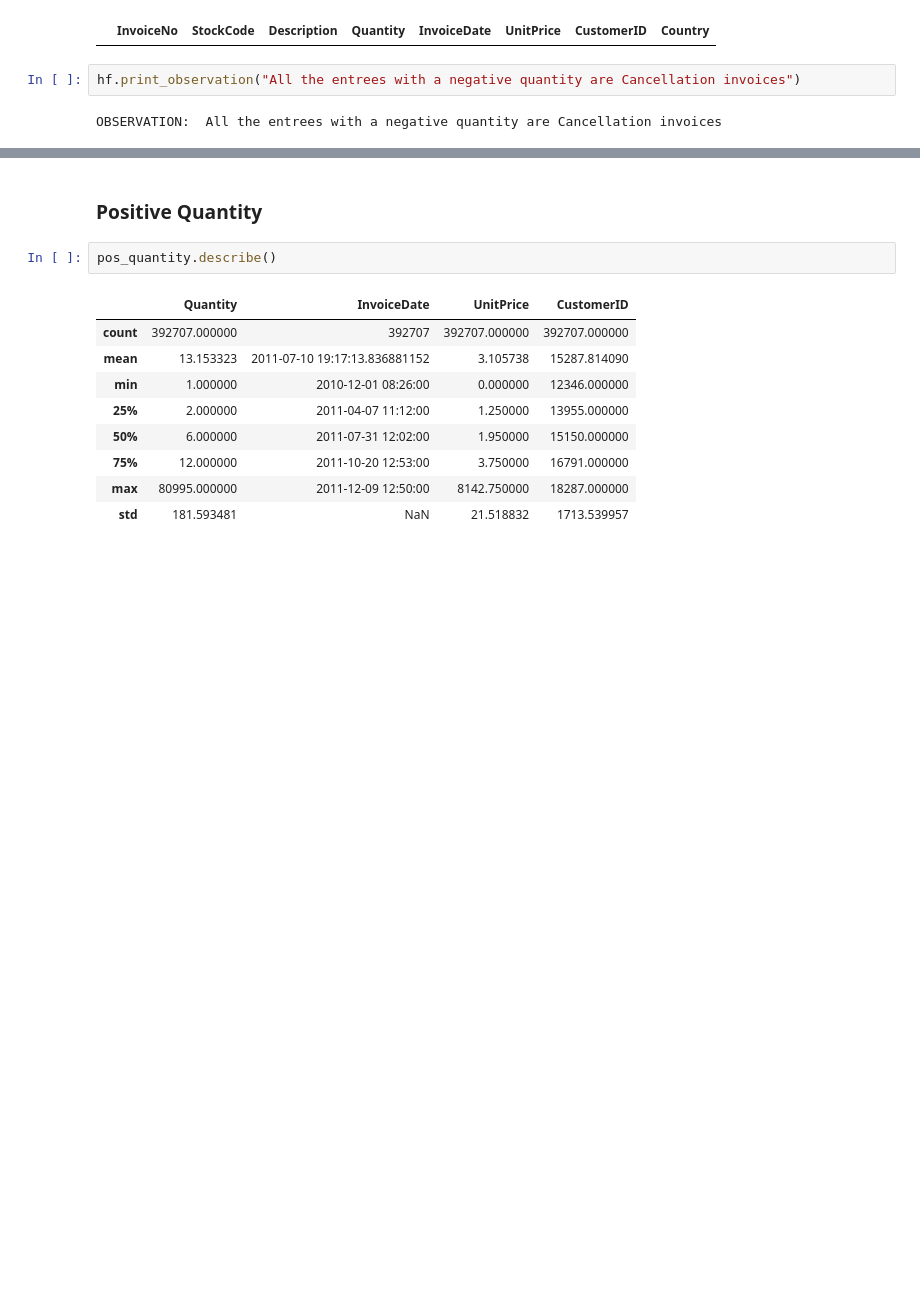
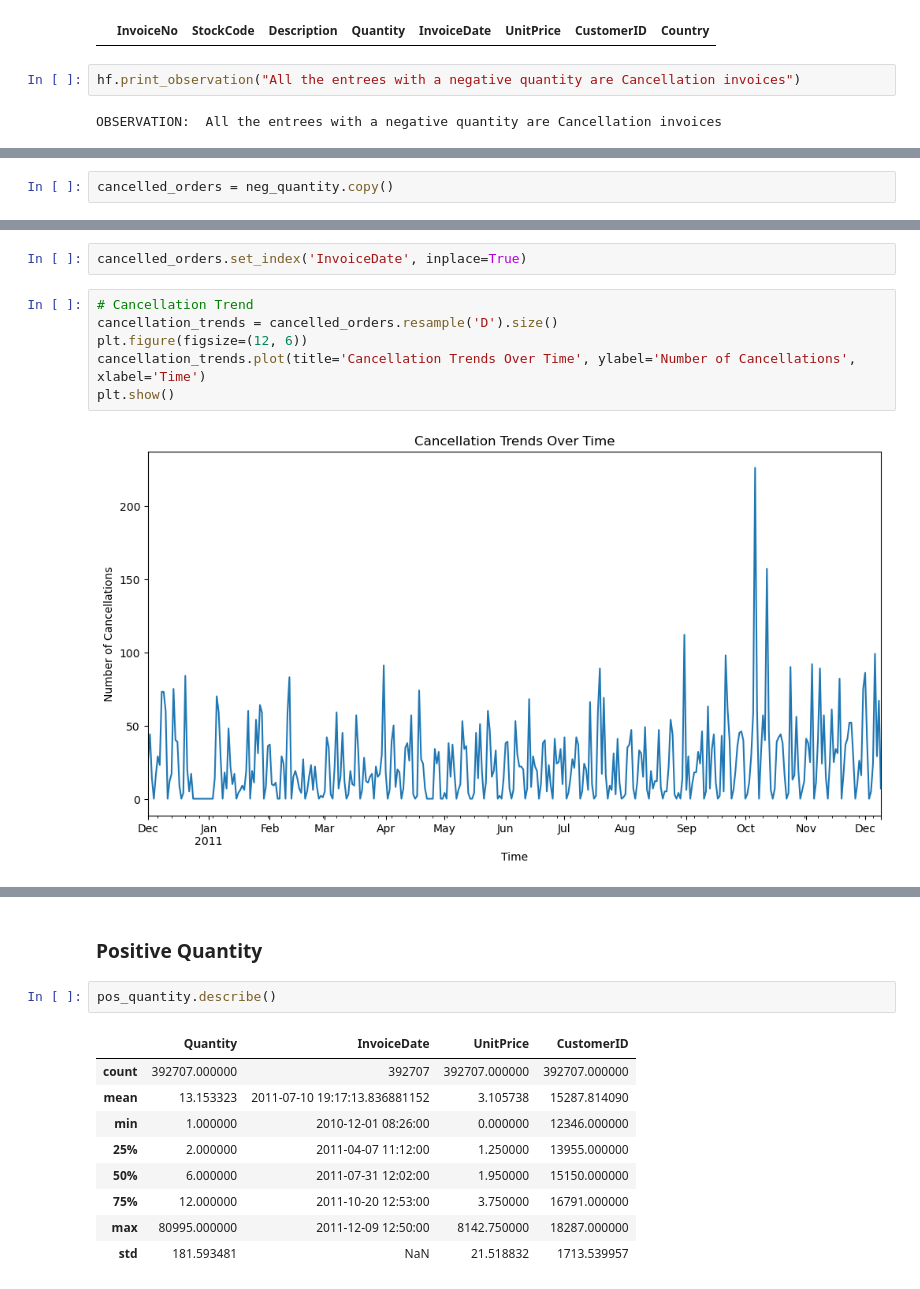
Before and after one commit to shubhjadhav/Customer-Segmentation, a Jupyter notebook: Code/customer-segmentation.ipynb, the cells around one changed output, grey strips where cells are left out. Cells and saved outputs as stored; diff of their text form; blank space fills up the shorter version.

Commit message:
Added Analysis on Cancellation Orders

```diff
--- a/Code/customer-segmentation.ipynb
+++ b/Code/customer-segmentation.ipynb
@@ -424,0 +428,2 @@ OBSERVATION:  All the entrees with a negative quantity are Cancellation invoices
+# %%
+cancelled_orders = neg_quantity.copy()
@@ -424,0 +445,10 @@ OBSERVATION:  All the entrees with a negative quantity are Cancellation invoices
+# %%
+cancelled_orders.set_index('InvoiceDate', inplace=True)
+# %%
+# Cancellation Trend
+cancellation_trends = cancelled_orders.resample('D').size()
+plt.figure(figsize=(12, 6))
+cancellation_trends.plot(title='Cancellation Trends Over Time', ylabel='Number of Cancellations', xlabel='Time')
+plt.show()
+# %% [output]
+[figure, added]
```
Also changed, not shown: parts of 11 cells of this notebook.
